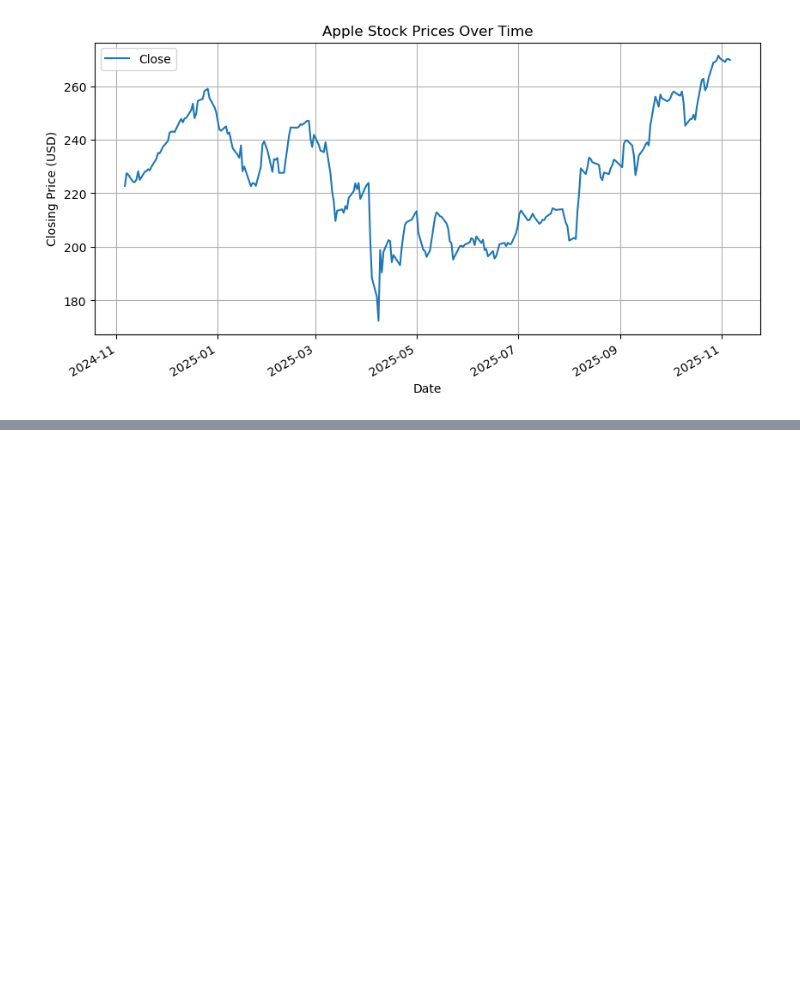
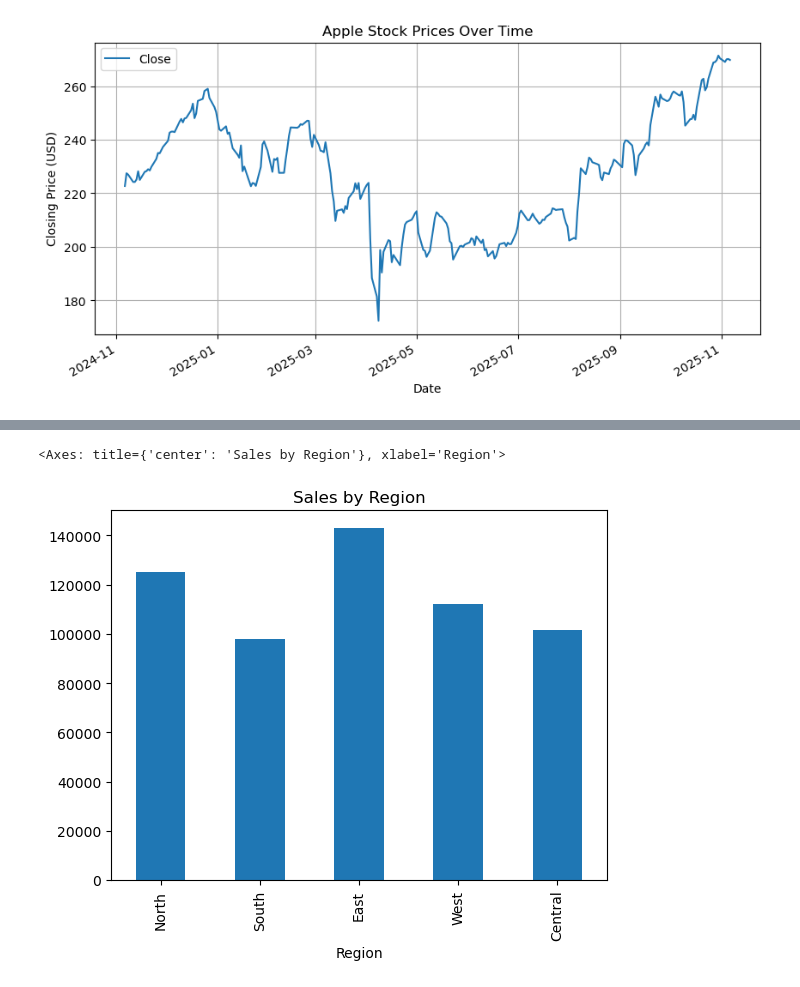
Before and after one commit to nyguerrillagirl/1000doc-python-projects, a Jupyter notebook: pythonProject/statistical_thinking/anaconda_projects/plots_from_dataframes.ipynb, the cells around one changed output, grey strips where cells are left out. Cells and saved outputs as stored; diff of their text form; code cells hidden in the pictures; blank space fills up the shorter version.

```diff
--- a/pythonProject/statistical_thinking/anaconda_projects/plots_from_dataframes.ipynb
+++ b/pythonProject/statistical_thinking/anaconda_projects/plots_from_dataframes.ipynb
@@ -51,0 +61,16 @@ plt.show()
+# %%
+import pandas as pd
+
+# Sample real-world-style data
+data = {
+    'Region': ['North', 'South', 'East', 'West', 'Central'],
+    'Sales': [125000, 98000, 143000, 112000, 101500]
+}
+
+df = pd.DataFrame(data)
+
+# Bar plot
+df.set_index('Region').plot(kind='bar', title='Sales by Region', legend=False)
+# %% [output]
+<Axes: title={'center': 'Sales by Region'}, xlabel='Region'>
+[figure, added]
```
Also changed, not shown: parts of 4 cells of this notebook.
